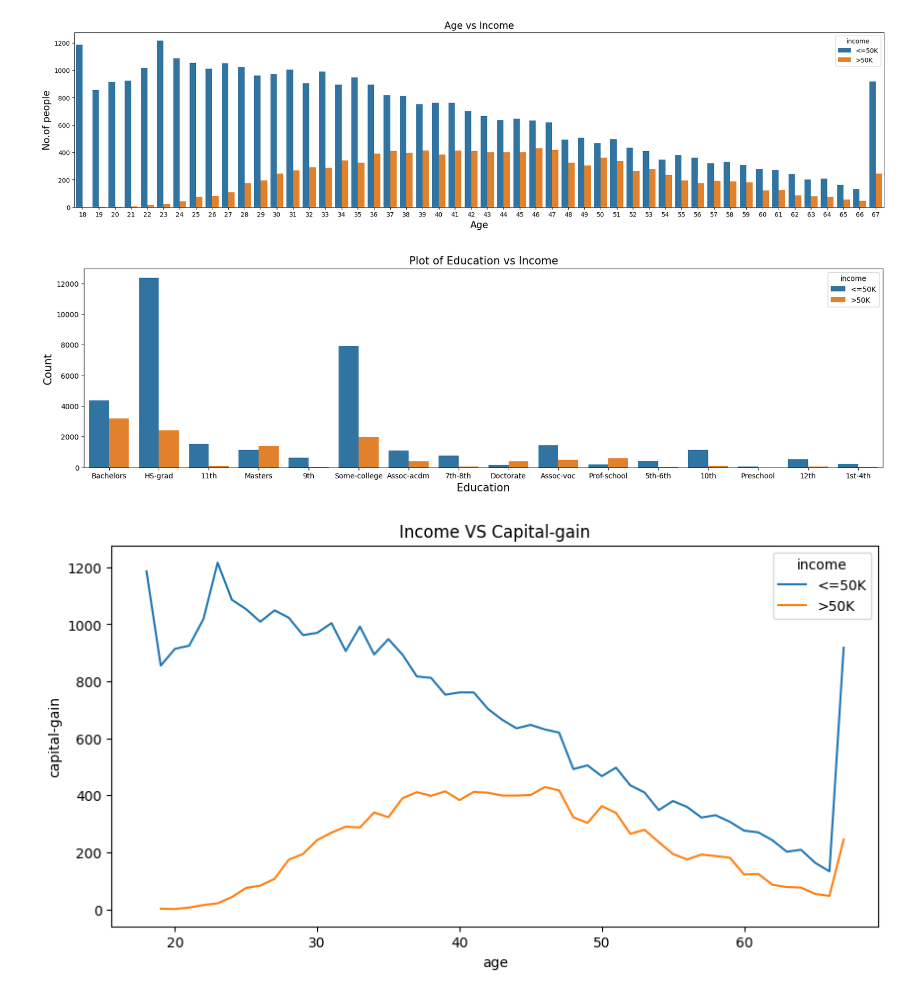
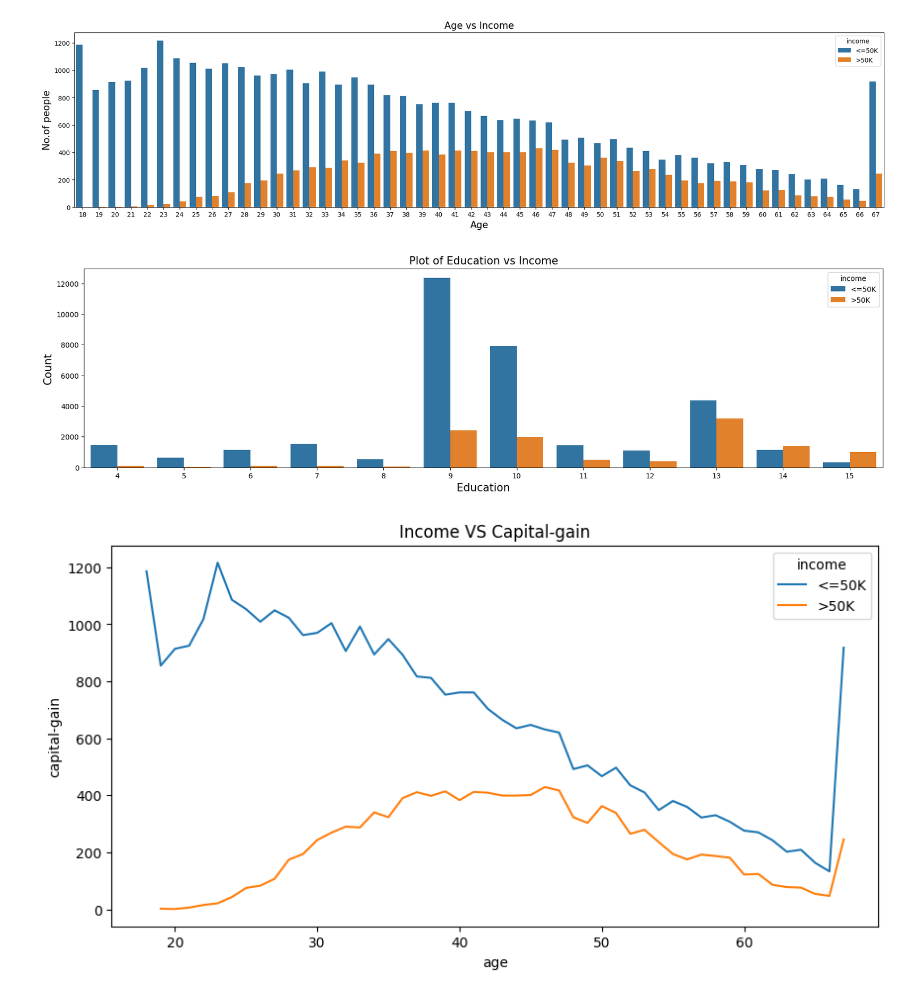
Before and after one commit to YasiniK/Census-Income-Prediction, a Jupyter notebook: DataPreprocessing.ipynb, the cells around one changed output. Drawn from its saved outputs; the diff is of its cells as text; code cells hidden in the pictures.

```diff
--- a/DataPreprocessing.ipynb
+++ b/DataPreprocessing.ipynb
@@ -173,7 +172,7 @@ income
 Name: count, dtype: int64
 # %%
 # drop unwanted columns
-df.drop('education-num', inplace=True, axis=1)
+df.drop('education', inplace=True, axis=1)
 df.columns.tolist()
 # %% [output]
 ['age',
@@ -398,3 +397,17 @@ plt.tight_layout()
 plt.show()
 # %% [output]
 [figure]
+# %%
+# Original Education-num Box Plot
+plt.subplot(1, 2, 1)
+plt.boxplot(x=df["education-num"])
+plt.title("Education-num Box Plot")
+
+# Winsorized Education-num Box Plot
+df['education-num'] = winsorize(df['education-num'], limits=[0.025, 0.025])
+plt.subplot(1, 2, 2)
+pd.DataFrame(df['education-num']).boxplot()
+plt.title('Boxplot of Winsorized Education-num column')
+
+plt.tight_layout()
+plt.show()
@@ -424,13 +439,13 @@ plt.show()
 # %%
 # Plot the bar chart of Education vs Income
 fig, axes = plt.subplots(1,1,figsize=(20,5))
-sns.countplot(data=df,x='education',hue='income')
+sns.countplot(data=df,x='education-num',hue='income')
 plt.title('Plot of Education vs Income',fontsize=15)
 plt.xlabel('Education',fontsize=15)
 plt.ylabel('Count',fontsize=15)
 plt.show()
 # %% [output]
-[figure, old version]
+[figure, new version]
 # %%
 # Plot of Income VS Capital-gain based on Age
 df_grp = df.groupby(['age', 'income']).apply(lambda x:x['capital-gain'].count()).reset_index(name="capital-gain")
```
Also changed, not shown: parts of 18 cells of this notebook.
